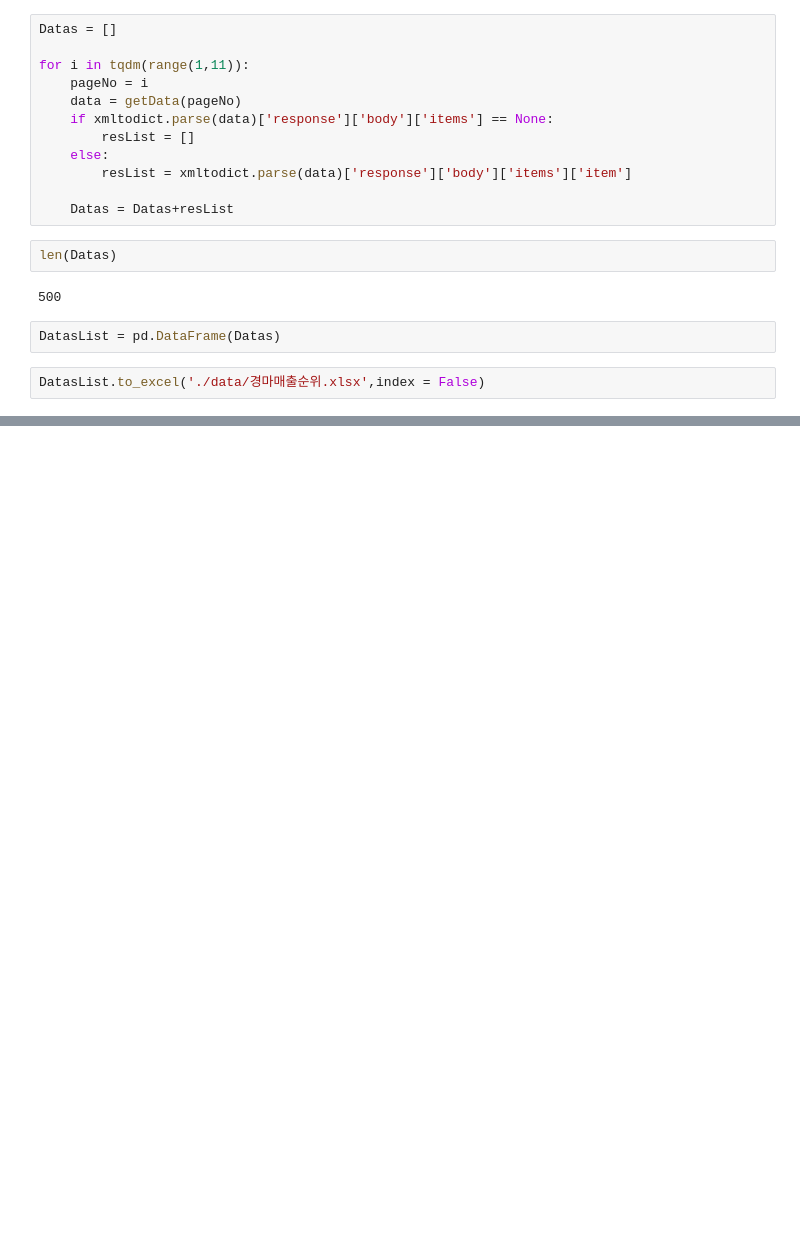
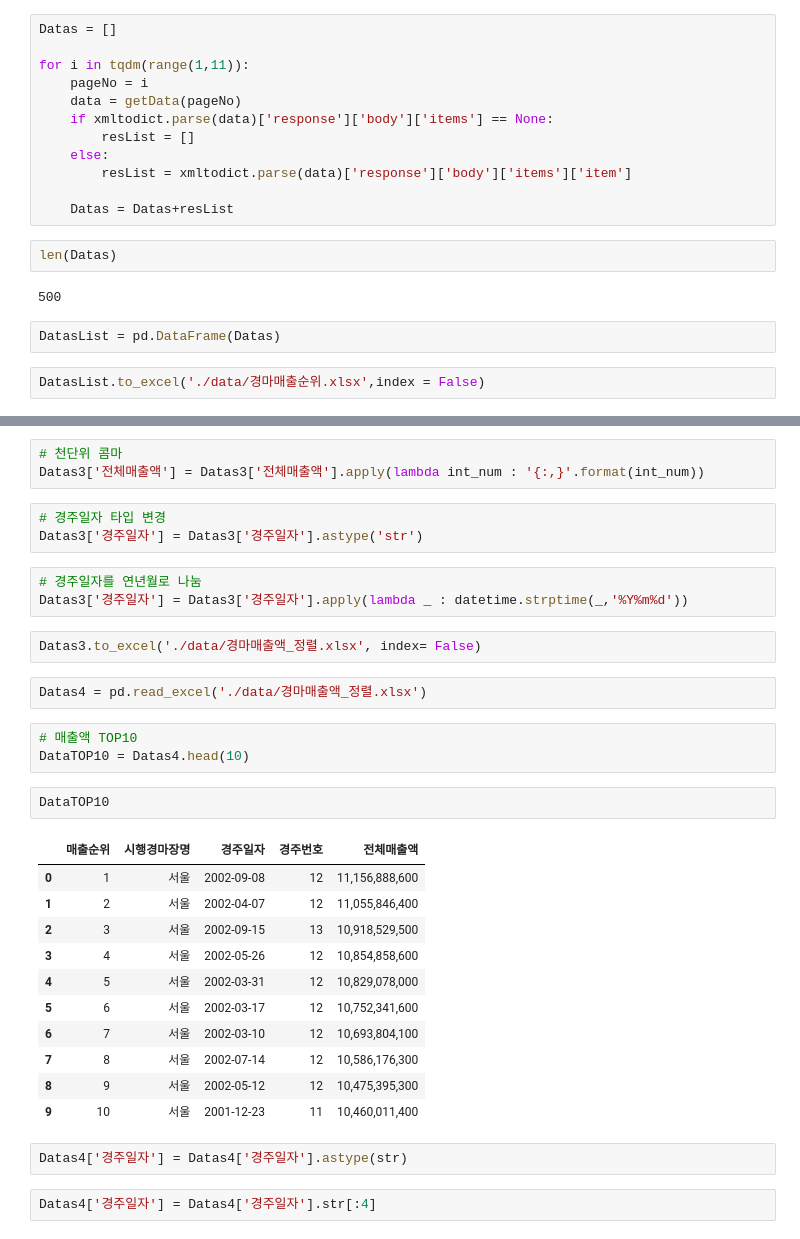
Before and after one commit to simwh123/bigdata-analysis-2024, a Jupyter notebook: day14/심우현.ipynb, the cells around one changed output, grey strips where cells are left out. Cells and saved outputs as stored; diff of their text form; blank space fills up the shorter version.

```diff
--- a/day14/심우현.ipynb
+++ b/day14/심우현.ipynb
@@ -102,0 +154,34 @@ DatasList.to_excel('./data/경마매출순위.xlsx',index = False)
+# %%
+# 천단위 콤마
+Datas3['전체매출액'] = Datas3['전체매출액'].apply(lambda int_num : '{:,}'.format(int_num))
+# %%
+# 경주일자 타입 변경
+Datas3['경주일자'] = Datas3['경주일자'].astype('str')
+# %%
+# 경주일자를 연년월로 나눔
+Datas3['경주일자'] = Datas3['경주일자'].apply(lambda _ : datetime.strptime(_,'%Y%m%d'))
+# %%
+Datas3.to_excel('./data/경마매출액_정렬.xlsx', index= False)
+# %%
+Datas4 = pd.read_excel('./data/경마매출액_정렬.xlsx')
+# %%
+# 매출액 TOP10
+DataTOP10 = Datas4.head(10)
+# %%
+DataTOP10
+# %% [output]
+|  | 매출순위 | 시행경마장명 | 경주일자 | 경주번호 | 전체매출액 |
+| 0 | 1 | 서울 | 2002-09-08 | 12 | 11,156,888,600 |
+| 1 | 2 | 서울 | 2002-04-07 | 12 | 11,055,846,400 |
+| 2 | 3 | 서울 | 2002-09-15 | 13 | 10,918,529,500 |
+| 3 | 4 | 서울 | 2002-05-26 | 12 | 10,854,858,600 |
+| 4 | 5 | 서울 | 2002-03-31 | 12 | 10,829,078,000 |
+| 5 | 6 | 서울 | 2002-03-17 | 12 | 10,752,341,600 |
+| 6 | 7 | 서울 | 2002-03-10 | 12 | 10,693,804,100 |
+| 7 | 8 | 서울 | 2002-07-14 | 12 | 10,586,176,300 |
+| 8 | 9 | 서울 | 2002-05-12 | 12 | 10,475,395,300 |
+| 9 | 10 | 서울 | 2001-12-23 | 11 | 10,460,011,400 |
+# %%
+Datas4['경주일자'] = Datas4['경주일자'].astype(str)
+# %%
+Datas4['경주일자'] = Datas4['경주일자'].str[:4]
```
Also changed, not shown: parts of 12 cells of this notebook, 3 other files.
